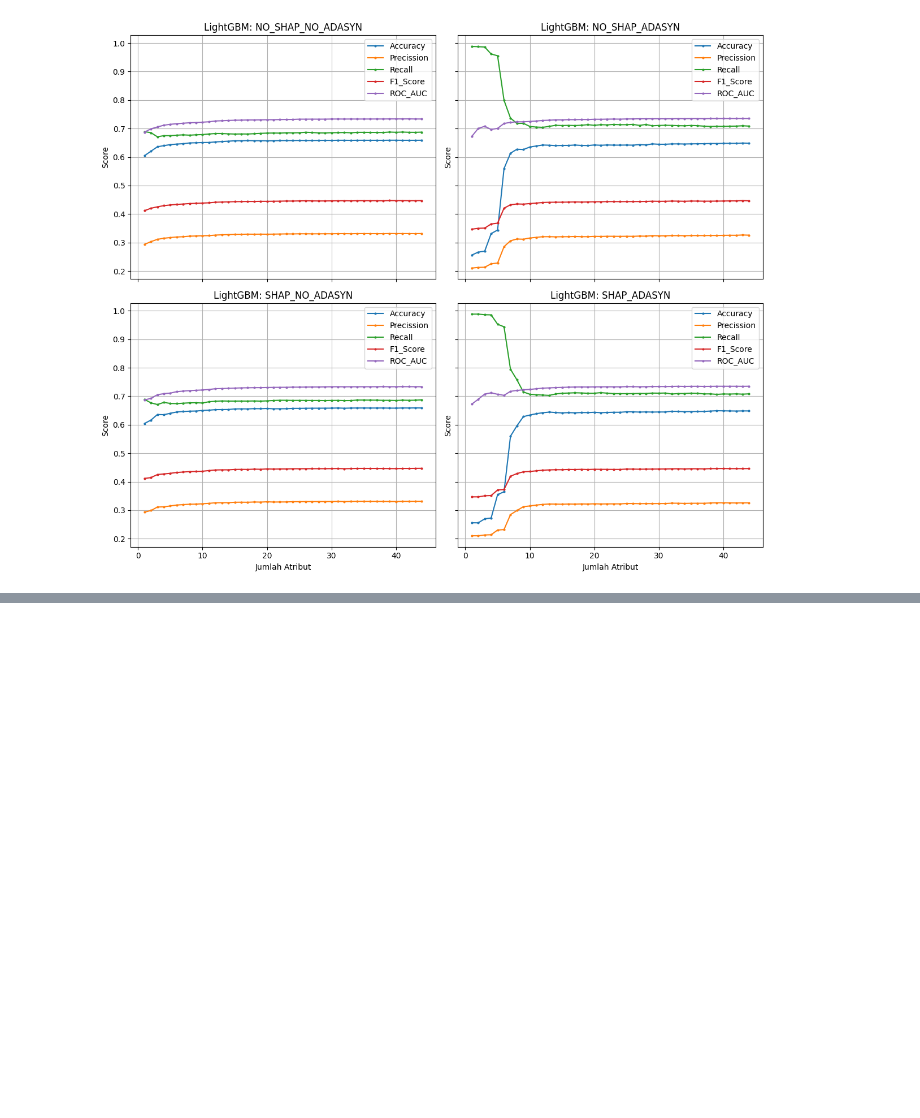
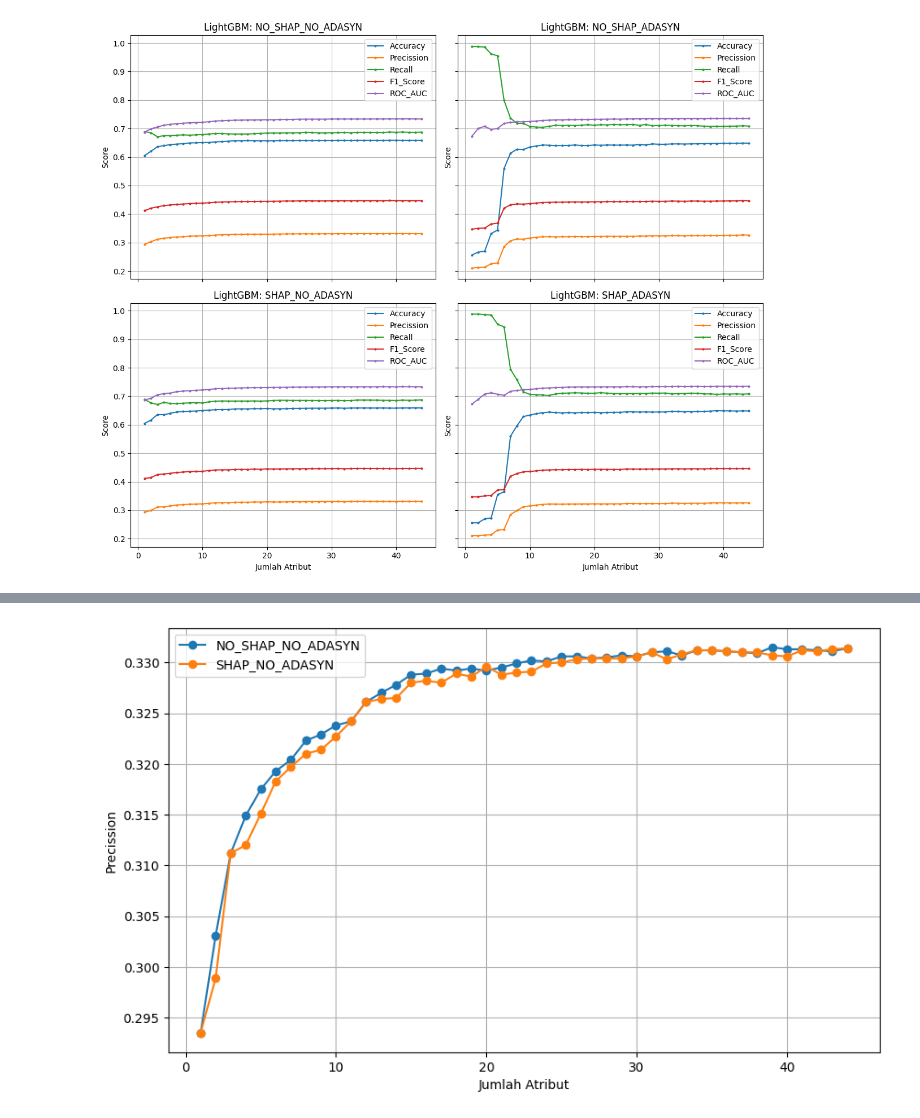
Before and after one commit to irfanbudianto/Feature_Importance, a Jupyter notebook: Feature_Importance_LightGBM.ipynb, the cells around one changed output, grey strips where cells are left out. Saved outputs shown, nothing was run; the diff lists cells and outputs as text; code cells hidden in the pictures; blank space fills up the shorter version.

```diff
--- a/Feature_Importance_LightGBM.ipynb
+++ b/Feature_Importance_LightGBM.ipynb
@@ -791,0 +793,4 @@ plt.show()
+# %%
+perbandingan_att('NO_SHAP_NO_ADASYN', 'SHAP_NO_ADASYN', 'Precission')
+# %% [output]
+[figure, added]
```
Also changed, not shown: parts of 6 cells of this notebook.
